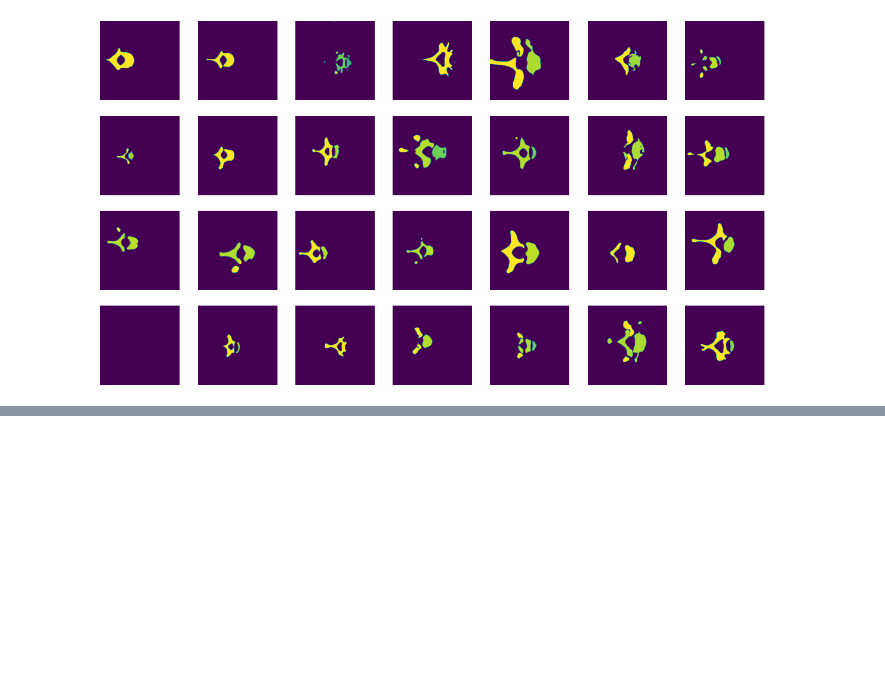
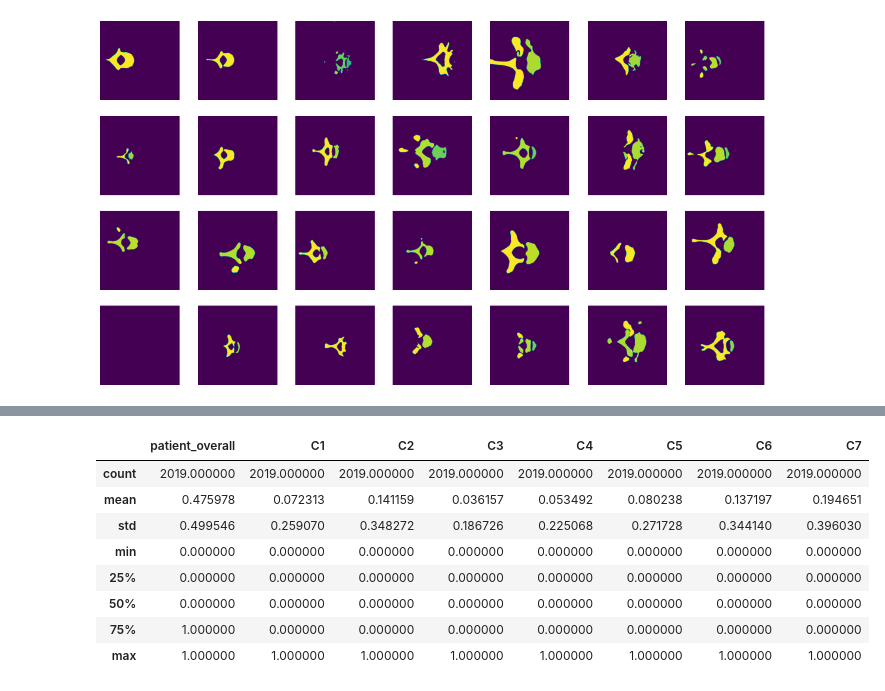
Before and after one commit to Donghee4/kaggle_ml, a Jupyter notebook: RSNA 2022 CSF detection/Untitled.ipynb, the cells around one changed output, grey strips where cells are left out. Saved outputs shown, nothing was run; the diff lists cells and outputs as text; code cells hidden in the pictures; blank space fills up the shorter version.

```diff
--- a/RSNA 2022 CSF detection/Untitled.ipynb
+++ b/RSNA 2022 CSF detection/Untitled.ipynb
@@ -40,0 +92,12 @@ for i in range(28):
+# %%
+train_df.describe()
+# %% [output]
+|  | patient_overall | C1 | C2 | C3 | C4 | C5 | C6 | C7 |
+| count | 2019.000000 | 2019.000000 | 2019.000000 | 2019.000000 | 2019.000000 | 2019.000000 | 2019.000000 | 2019.000000 |
+| mean | 0.475978 | 0.072313 | 0.141159 | 0.036157 | 0.053492 | 0.080238 | 0.137197 | 0.194651 |
+| std | 0.499546 | 0.259070 | 0.348272 | 0.186726 | 0.225068 | 0.271728 | 0.344140 | 0.396030 |
+| min | 0.000000 | 0.000000 | 0.000000 | 0.000000 | 0.000000 | 0.000000 | 0.000000 | 0.000000 |
+| 25% | 0.000000 | 0.000000 | 0.000000 | 0.000000 | 0.000000 | 0.000000 | 0.000000 | 0.000000 |
+| 50% | 0.000000 | 0.000000 | 0.000000 | 0.000000 | 0.000000 | 0.000000 | 0.000000 | 0.000000 |
+| 75% | 1.000000 | 0.000000 | 0.000000 | 0.000000 | 0.000000 | 0.000000 | 0.000000 | 0.000000 |
+| max | 1.000000 | 1.000000 | 1.000000 | 1.000000 | 1.000000 | 1.000000 | 1.000000 | 1.000000 |
```
Also changed, not shown: parts of 7 cells of this notebook.
